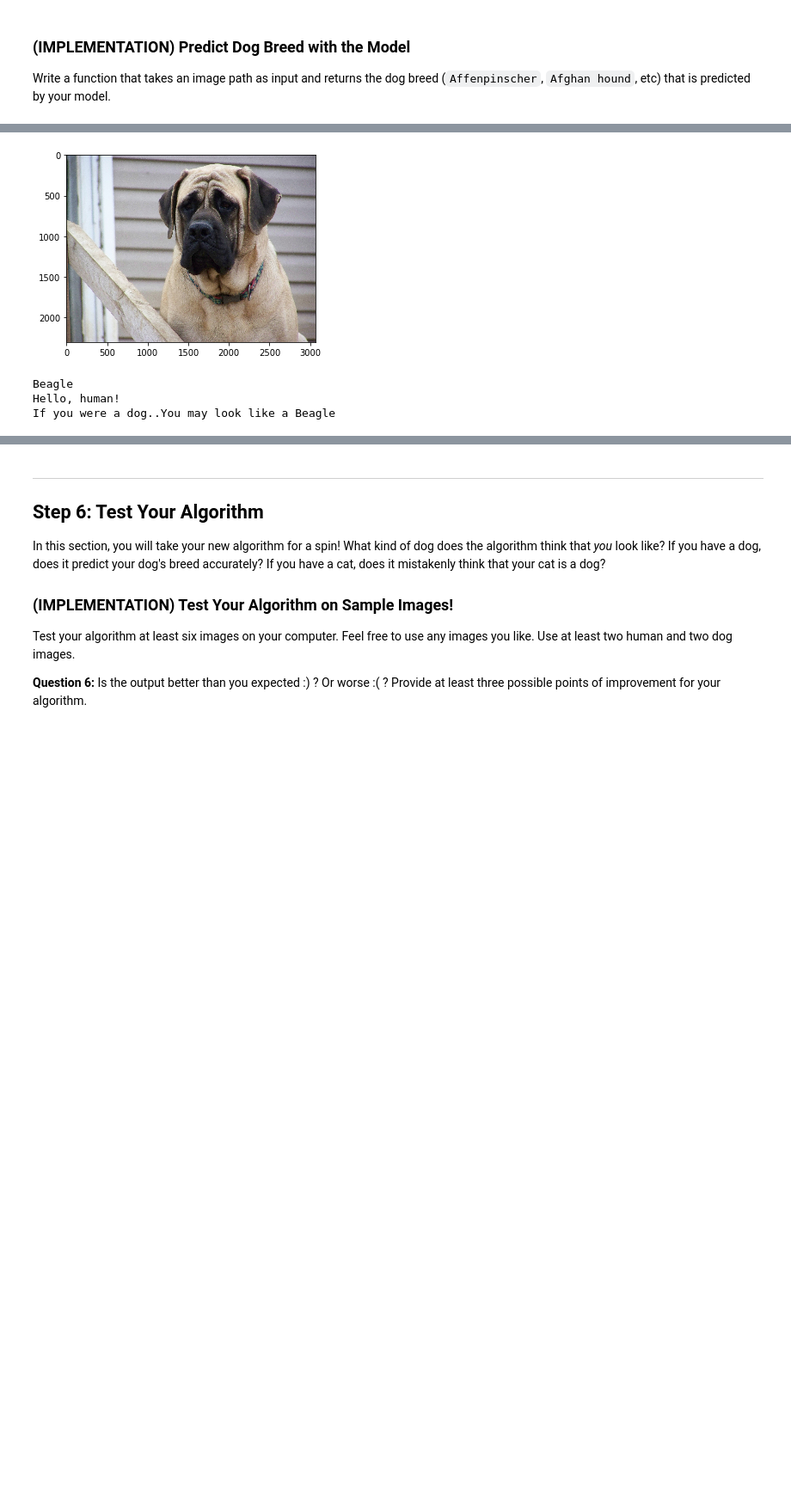
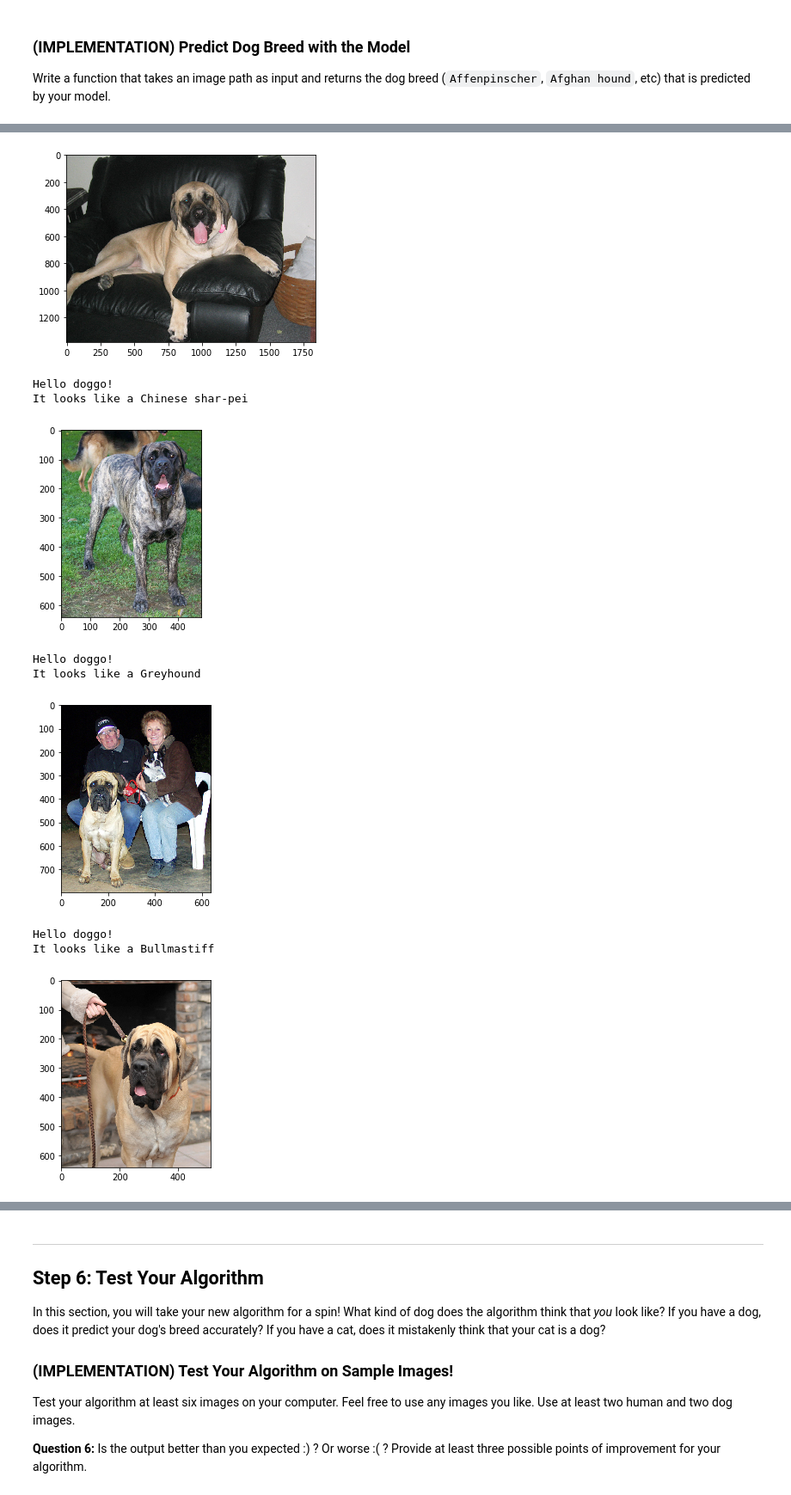
Before and after one commit to masterflorin/dlnd-udacity, a Jupyter notebook: project-dog-classification/dog_app.ipynb, the cells around one changed output, grey strips where cells are left out. Shown at 86% size. Drawn from its saved outputs; the diff is of its cells as text; code cells hidden in the pictures; blank space fills up the shorter version.

Commit message:
Finished dog-breed classifier, updated weights-init name, created new notebook

```diff
--- a/project-dog-classification/dog_app.ipynb
+++ b/project-dog-classification/dog_app.ipynb
@@ -774,8 +773,6 @@ Use the next code cell to specify a [loss function](http://pytorch.org/docs/mast
 # %%
-import torch.optim as optim
 criterion_transfer = nn.CrossEntropyLoss()
-optimizer_transfer = optim.SGD(model_transfer.fc.parameters(), lr=0.006, momentum=0.9, nesterov=True)
-n_epochs = 10
+optimizer_transfer = optim.SGD(model_transfer.fc.parameters(), lr=learn_rate, momentum=0.9, nesterov=True)
 # %% [markdown]
 ### (IMPLEMENTATION) Train and Validate the Model
 
@@ -803,3 +804,3 @@ Epoch: 10       Training Loss: 0.839082         Validation Loss: 0.792101
 # %%
 # load the model that got the best validation accuracy (uncomment the line below)
-model_transfer.load_state_dict(torch.load('model_transfer.pt'))
+model_transfer.load_state_dict(torch.load('model_transfer.pt', map_location=lambda storage, loc: storage))
@@ -895,28 +878,42 @@ Some sample output for our algorithm is provided below, but feel free to design
 # %%
 ### TODO: Write your algorithm.
 ### Feel free to use as many code cells as needed.
+import matplotlib.pyplot as plt
+import matplotlib.image as mpimg
+%matplotlib inline
 
 def run_app(img_path):
     ## handle cases for a human face, dog, and neither
     image = Image.open(img_path)
-    plt.imshow(img)
+    plt.imshow(image)
     plt.show()
-    if dog_detector(img_path, model_transfer) is True:
-        prediction = predict_breed_transfer(img_path)
-        print("Dogs Detected!\nIt looks like a {0}".format(prediction))
-    elif face_detector(img_path) > 0:
-        prediction = predict_breed_transfer(img_path)
-        print("Hello, human!\nIf you were a dog..You may look like a {0}".format(prediction))
+    if dog_detector(img_path):
+        print("Hello doggo!")
+        dog_breed = predict_breed_transfer(img_path)
+        print("It looks like a {0}".format(dog_breed))
+    elif face_detector(img_path):
+        print("Hello human!")
+        human = predict_breed_transfer(img_path)
+        print("Even though you are a human you look like {0}".format(human))
     else:
-        print("Error! Can't detect anything..")
+        print("Error! Can't make anything of it.")
-# %%
-# test
-dog_files_short = dog_files[:100]
-human_files_short = human_files[:100]
-
-run_app(human_files[15])
-# %% [output]
-[figure, removed]
-Beagle
-Hello, human!
-If you were a dog..You may look like a Beagle
+# %%
+from glob import glob
+
+# load filenames for human and dog images
+human_files = np.array(glob("/data/lfw/*/*"))
+dog_files = np.array(glob("/data/dog_images/*/*/*"))
+# %%
+for file in dog_files[40:45]:
+    run_app(file)
+# %% [output]
+[figure, added]
+Hello doggo!
+It looks like a Chinese shar-pei
+[figure, added]
+Hello doggo!
+It looks like a Greyhound
+[figure, added]
+Hello doggo!
+It looks like a Bullmastiff
+[figure, added]
```
Also changed, not shown: parts of 29 cells of this notebook.
